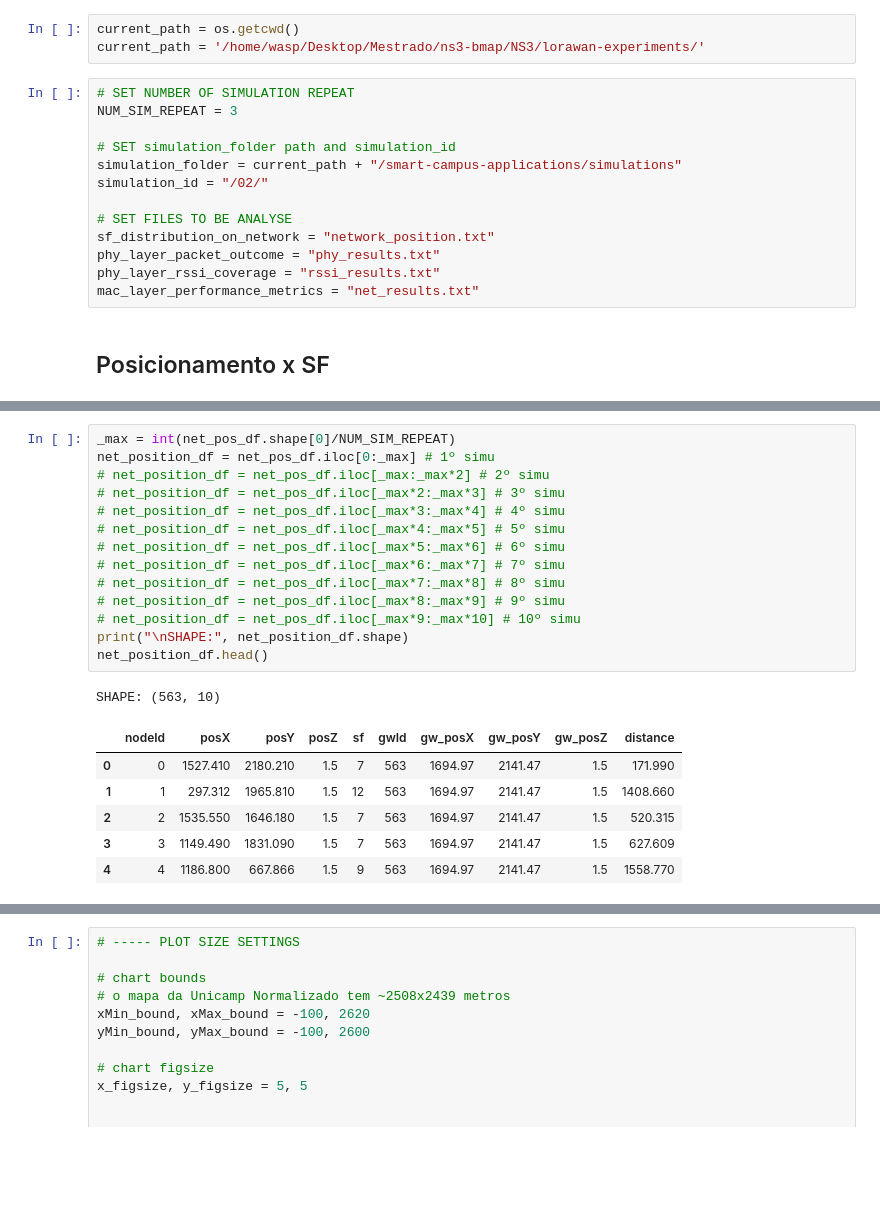
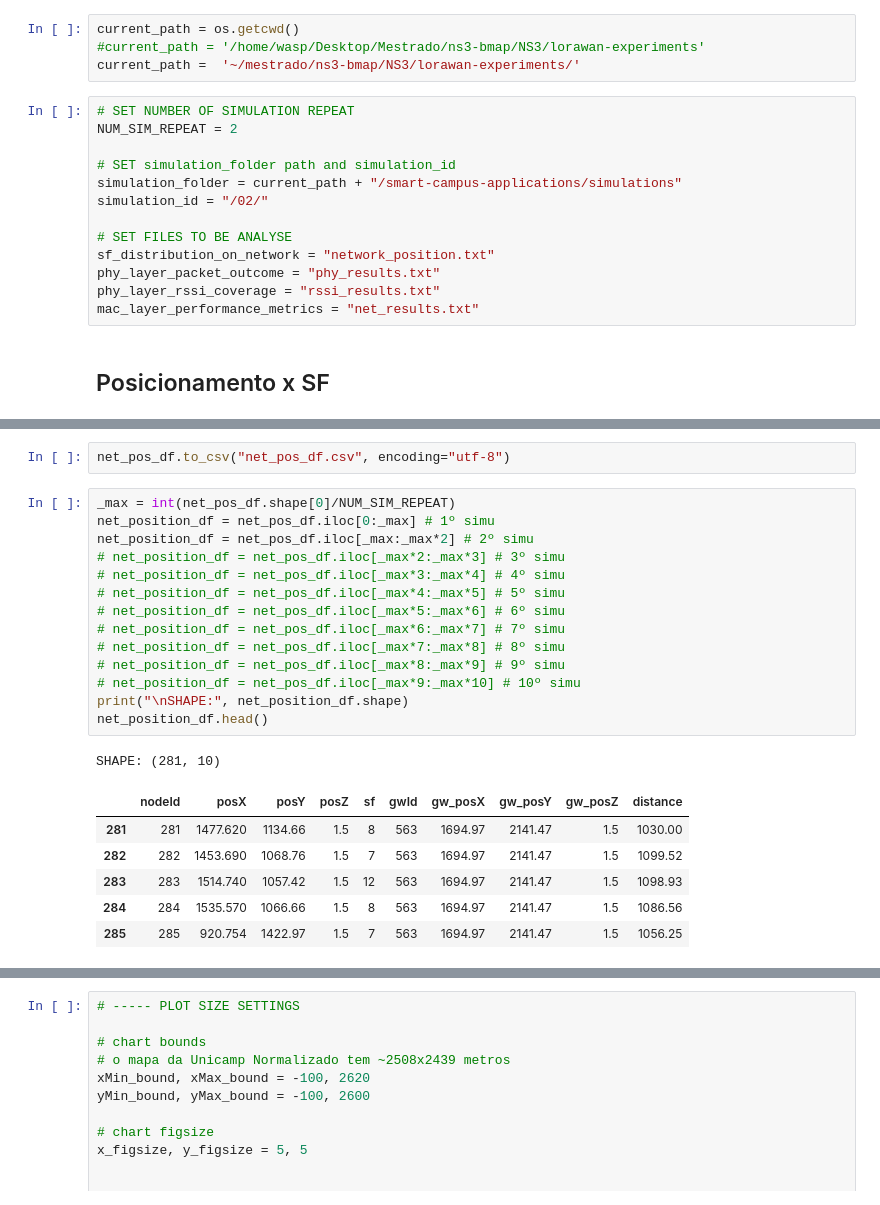
Before and after one commit to wasp-lahis/ns3-bmap, a Jupyter notebook: NS3/lorawan-experiments/smart-campus-applications/analyse_results/unicamp_scenario_analisys.ipynb, the cells around one changed output, grey strips where cells are left out. Cells and saved outputs as stored; diff of their text form; blank space fills up the shorter version.

```diff
--- a/NS3/lorawan-experiments/smart-campus-applications/analyse_results/unicamp_scenario_analisys.ipynb
+++ b/NS3/lorawan-experiments/smart-campus-applications/analyse_results/unicamp_scenario_analisys.ipynb
@@ -37,10 +37,11 @@ from shapely.geometry import Point
 # Análise de simulação
 # %%
 current_path = os.getcwd()
-current_path = '/home/wasp/Desktop/Mestrado/ns3-bmap/NS3/lorawan-experiments/'
+#current_path = '/home/wasp/Desktop/Mestrado/ns3-bmap/NS3/lorawan-experiments'
+current_path =  '~/mestrado/ns3-bmap/NS3/lorawan-experiments/'
 # %%
 # SET NUMBER OF SIMULATION REPEAT
-NUM_SIM_REPEAT = 3
+NUM_SIM_REPEAT = 2
 
 # SET simulation_folder path and simulation_id
 simulation_folder = current_path + "/smart-campus-applications/simulations"
@@ -71,28 +72,30 @@ SHAPE: (1689, 10)
 | 2 | 2 | 1535.550 | 1646.180 | 1.5 | 7 | 563 | 1694.97 | 2141.47 | 1.5 | 520.315 |
 | 3 | 3 | 1149.490 | 1831.090 | 1.5 | 7 | 563 | 1694.97 | 2141.47 | 1.5 | 627.609 |
 | 4 | 4 | 1186.800 | 667.866 | 1.5 | 9 | 563 | 1694.97 | 2141.47 | 1.5 | 1558.770 |
+# %%
+net_pos_df.to_csv("net_pos_df.csv", encoding="utf-8")
 # %%
 _max = int(net_pos_df.shape[0]/NUM_SIM_REPEAT)
 net_position_df = net_pos_df.iloc[0:_max] # 1º simu
-# net_position_df = net_pos_df.iloc[_max:_max*2] # 2º simu
+net_position_df = net_pos_df.iloc[_max:_max*2] # 2º simu
 # net_position_df = net_pos_df.iloc[_max*2:_max*3] # 3º simu
 # net_position_df = net_pos_df.iloc[_max*3:_max*4] # 4º simu
 # net_position_df = net_pos_df.iloc[_max*4:_max*5] # 5º simu
 # net_position_df = net_pos_df.iloc[_max*5:_max*6] # 6º simu
 # net_position_df = net_pos_df.iloc[_max*6:_max*7] # 7º simu
 # net_position_df = net_pos_df.iloc[_max*7:_max*8] # 8º simu
 # net_position_df = net_pos_df.iloc[_max*8:_max*9] # 9º simu
 # net_position_df = net_pos_df.iloc[_max*9:_max*10] # 10º simu
 print("\nSHAPE:", net_position_df.shape)
 net_position_df.head()
 # %% [output]
-SHAPE: (563, 10)
+SHAPE: (281, 10)
 |  | nodeId | posX | posY | posZ | sf | gwId | gw_posX | gw_posY | gw_posZ | distance |
-| 0 | 0 | 1527.410 | 2180.210 | 1.5 | 7 | 563 | 1694.97 | 2141.47 | 1.5 | 171.990 |
-| 1 | 1 | 297.312 | 1965.810 | 1.5 | 12 | 563 | 1694.97 | 2141.47 | 1.5 | 1408.660 |
-| 2 | 2 | 1535.550 | 1646.180 | 1.5 | 7 | 563 | 1694.97 | 2141.47 | 1.5 | 520.315 |
-| 3 | 3 | 1149.490 | 1831.090 | 1.5 | 7 | 563 | 1694.97 | 2141.47 | 1.5 | 627.609 |
-| 4 | 4 | 1186.800 | 667.866 | 1.5 | 9 | 563 | 1694.97 | 2141.47 | 1.5 | 1558.770 |
+| 281 | 281 | 1477.620 | 1134.66 | 1.5 | 8 | 563 | 1694.97 | 2141.47 | 1.5 | 1030.00 |
+| 282 | 282 | 1453.690 | 1068.76 | 1.5 | 7 | 563 | 1694.97 | 2141.47 | 1.5 | 1099.52 |
+| 283 | 283 | 1514.740 | 1057.42 | 1.5 | 12 | 563 | 1694.97 | 2141.47 | 1.5 | 1098.93 |
+| 284 | 284 | 1535.570 | 1066.66 | 1.5 | 8 | 563 | 1694.97 | 2141.47 | 1.5 | 1086.56 |
+| 285 | 285 | 920.754 | 1422.97 | 1.5 | 7 | 563 | 1694.97 | 2141.47 | 1.5 | 1056.25 |
 # %%
 print("Distribution of nodes per SF:")
 print("SF 7:", len(net_position_df[net_position_df["sf"] == 7]) )
```
Also changed, not shown: parts of 3 cells of this notebook, 12 other files.
